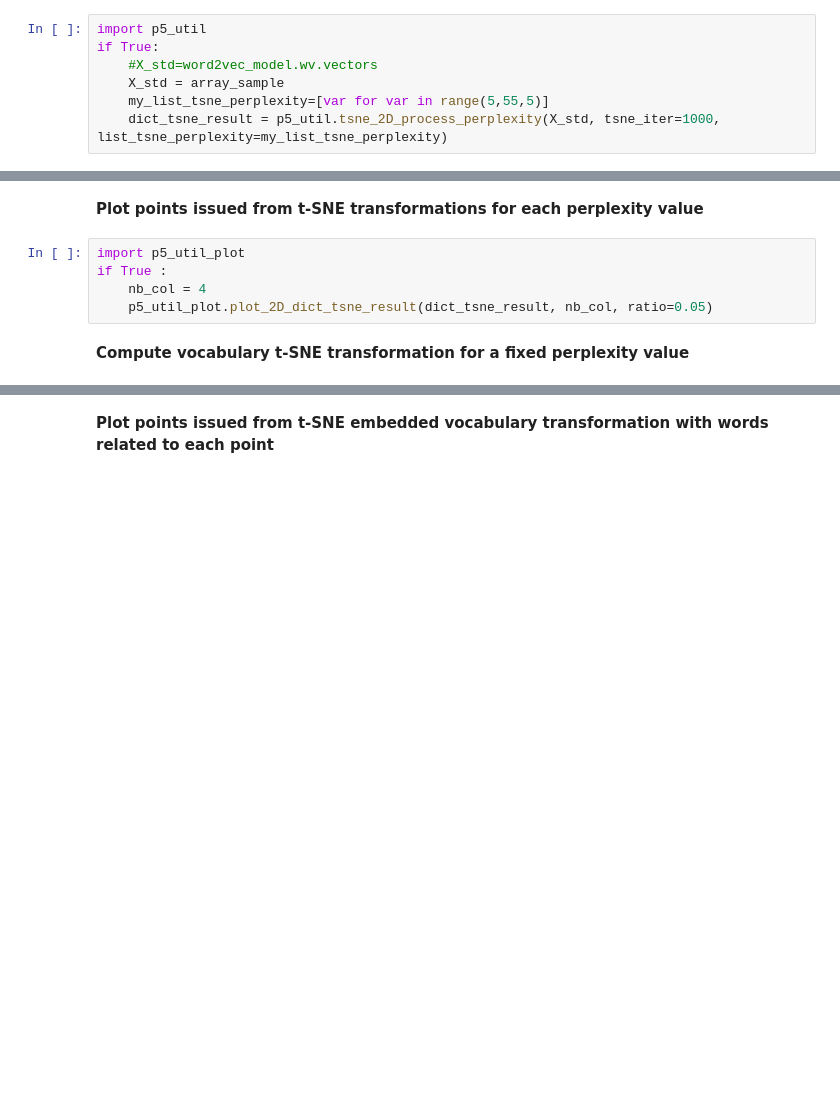
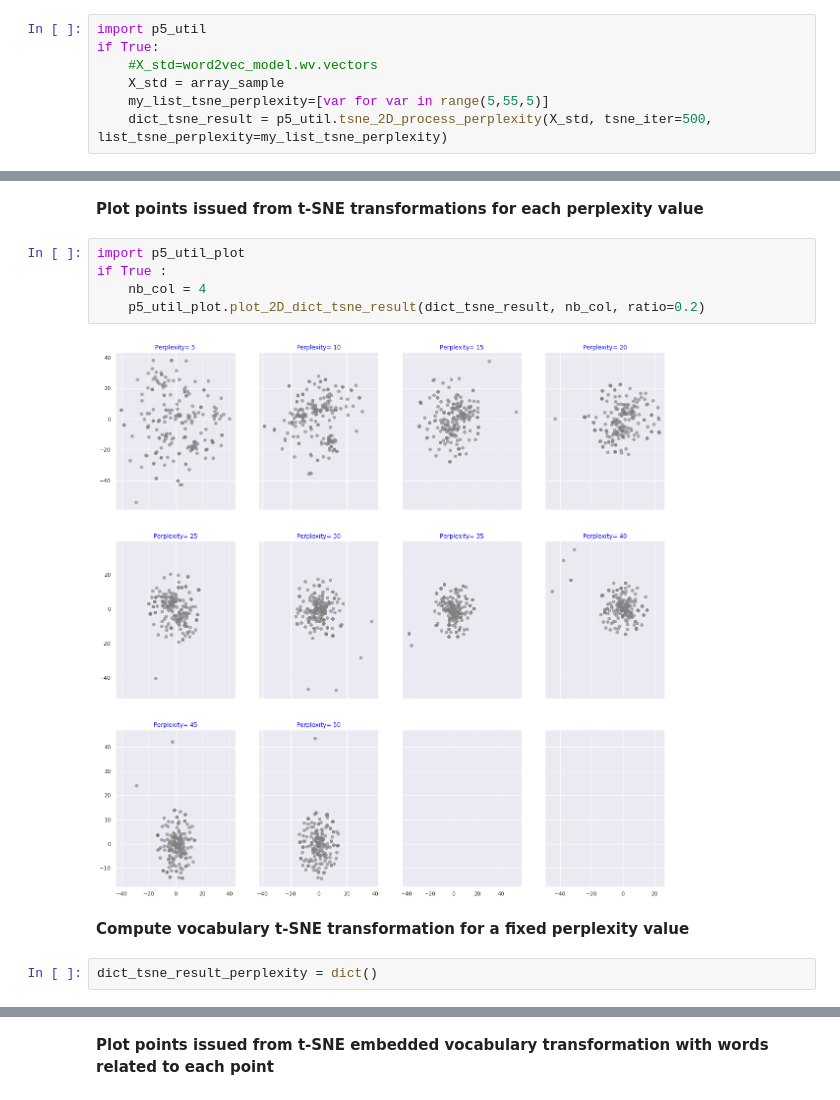
Before and after one commit to dataforcast/OC_Datascientist, a Jupyter notebook: P6/P6_UnsupervizedMethods.ipynb, the cells around one changed output, grey strips where cells are left out. Drawn from its saved outputs; the diff is of its cells as text; blank space fills up the shorter version.

```diff
--- a/P6/P6_UnsupervizedMethods.ipynb
+++ b/P6/P6_UnsupervizedMethods.ipynb
@@ -1460,4 +1466,4 @@ if True:
     #X_std=word2vec_model.wv.vectors
     X_std = array_sample
     my_list_tsne_perplexity=[var for var in range(5,55,5)]
-    dict_tsne_result = p5_util.tsne_2D_process_perplexity(X_std, tsne_iter=1000, list_tsne_perplexity=my_list_tsne_perplexity)
+    dict_tsne_result = p5_util.tsne_2D_process_perplexity(X_std, tsne_iter=500, list_tsne_perplexity=my_list_tsne_perplexity)
@@ -1466,9 +1483,13 @@ if True:
 # %%
 import p5_util_plot
 if True :
     nb_col = 4
-    p5_util_plot.plot_2D_dict_tsne_result(dict_tsne_result, nb_col, ratio=0.05)
+    p5_util_plot.plot_2D_dict_tsne_result(dict_tsne_result, nb_col, ratio=0.2)
+# %% [output]
+[figure, added]
 # %% [markdown]
 **Compute vocabulary t-SNE transformation for a fixed perplexity value**
+# %%
+dict_tsne_result_perplexity = dict()
 # %%
 import p5_util
```
Also changed, not shown: parts of 8 cells of this notebook, 11 other files.
